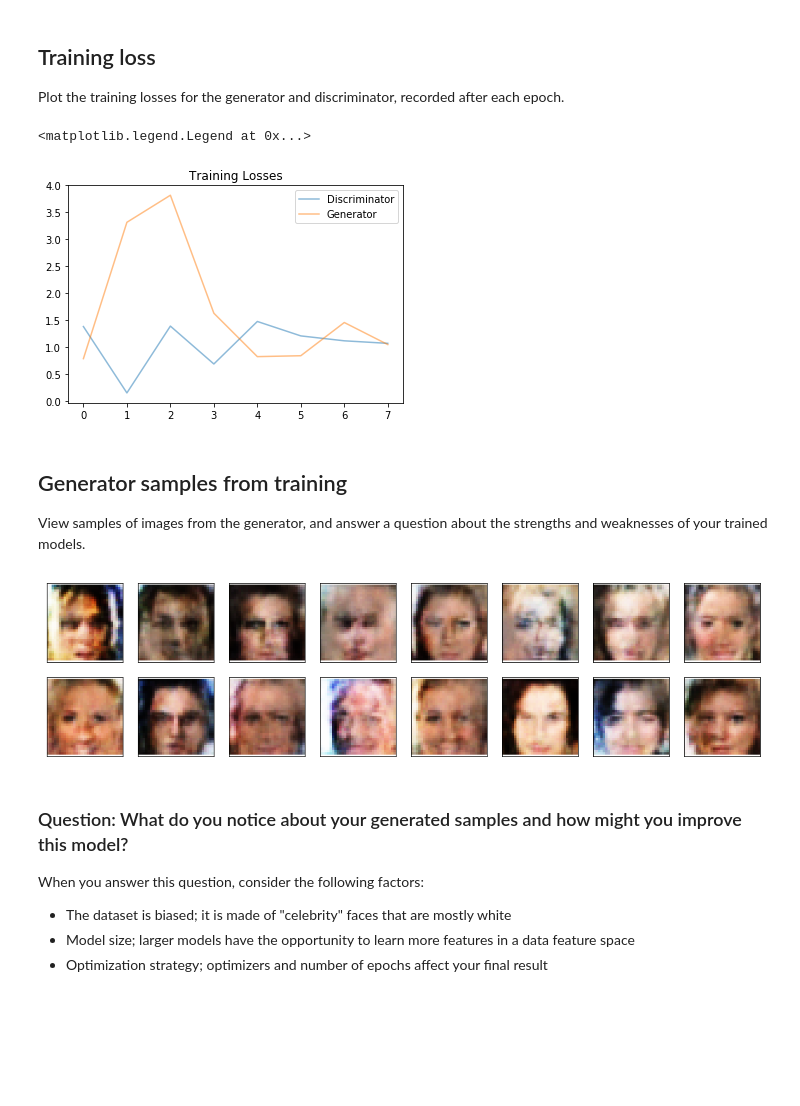
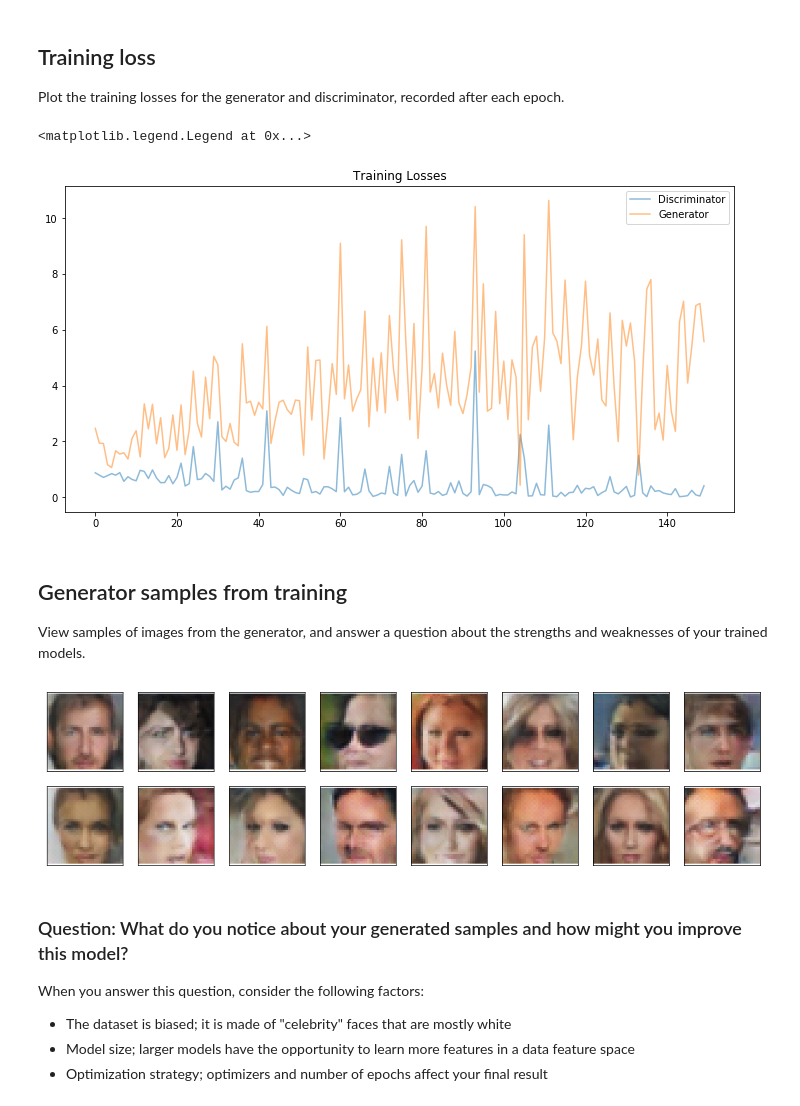
Before and after one commit to heschmat/deep-learning-projects, a Jupyter notebook: dcgan-face-generation/dlnd_face_generation.ipynb, the cells around one changed output. Saved outputs shown, nothing was run; the diff lists cells and outputs as text; code cells hidden in the pictures; blank space fills up the shorter version.

Commit message:
Add one more layer to Discriminator & Generator; Train the network with 50 epochs.

```diff
--- a/dcgan-face-generation/dlnd_face_generation.ipynb
+++ b/dcgan-face-generation/dlnd_face_generation.ipynb
@@ -202,13 +202,14 @@ class Discriminator(nn.Module):
         self.conv1 = conv(3, conv_dim, batch_norm= False)
         self.conv2 = conv(conv_dim, conv_dim * 2)
         self.conv3 = conv(conv_dim * 2, conv_dim * 4)
+        self.conv4 = conv(conv_dim * 4, conv_dim * 8)
 
         # Define the final fully-connected layers to classify.
         ## For SVHD data, the input size is 32x32.
         ## After 3 conv-layer, the size will decrease to
         ## 32 -> 16(first conv-layer output) -> 8 -> 4
         # (conv_dim * 4) is the number of channels in the last conv-layer.
-        self.fc = nn.Linear((conv_dim * 4) * (4 * 4), 1)
+        self.fc = nn.Linear((conv_dim * 8) * (2 * 2), 1)
 
 
     def forward(self, x):
@@ -223,11 +224,12 @@ class Discriminator(nn.Module):
         x = F.leaky_relu(self.conv1(x), s)
         x = F.leaky_relu(self.conv2(x), s)
         x = F.leaky_relu(self.conv3(x), s)
+        x = F.leaky_relu(self.conv4(x), s)
 
         # Flatten the output from the final conv-layer.
         ## (self.conv_dim * 4) * (4*4) is:
         ## the depth of last layer * (image-size from last layer)
-        x = x.view(-1, (self.conv_dim * 4) * (4*4))
+        x = x.view(-1, (self.conv_dim * 8) * (2* 2))
 
         # Return the discriminator logit.
         return self.fc(x)
@@ -285,18 +285,20 @@ class Generator(nn.Module):
         self.conv_dim = conv_dim
 
         # The final layer has to be 3 channels and size of 32 x 32.
-        ## Therefore, to be able to get there with 3 tconv layer
+        ## Therefore, for example,
+        ## to be able to get there with 3 tconv layer
         ## We need to start with 128; 128 -> 64 -> 32.
         ## 128 = 32 * 4 (pass conv_dim as 32).
-        self.fc = nn.Linear(z_size, (conv_dim * 4) * (4 * 4))
+        self.fc = nn.Linear(z_size, (conv_dim * 8) * (2 * 2))
 
         # Define the transposed conv layers.
-        self.tconv1 = deconv(conv_dim * 4, conv_dim * 2)
-        self.tconv2 = deconv(conv_dim * 2, conv_dim)
+        self.tconv1 = deconv(conv_dim * 8, conv_dim * 4)
+        self.tconv2 = deconv(conv_dim * 4, conv_dim * 2)
+        self.tconv3 = deconv(conv_dim * 2, conv_dim)
         # The final layer makes sure that the output is of desired shape.
-        # For SVHN data, this is 32x32x3 (size of 32, in RGB format).
+        # For our data, this is 32x32x3 (size of 32, in RGB format).
         # Hence the out_channel is 3 here, and we originally passed conv_dim as 32.
-        self.tconv3 = deconv(conv_dim, 3, batch_norm= False)
+        self.tconv4 = deconv(conv_dim, 3, batch_norm= False)
 
     def forward(self, x):
         """
@@ -309,14 +311,15 @@ class Generator(nn.Module):
         x = self.fc(x)
         # Reshape the output to the required format.
         # <batch_size, depth, x, y>, here <batch_size, 128, 4, 4>
-        x = x.view(-1, self.conv_dim * 4, 4, 4)
+        x = x.view(-1, self.conv_dim * 8, 2, 2)
 
         # Pass the output through the tconv layers.
         x = F.relu(self.tconv1(x))
         x = F.relu(self.tconv2(x))
+        x = F.relu(self.tconv3(x))
         # For last layer, tanh activation function needs to be applied.
         #=> Now, the output is <32, 32, 3> in shape,
         # and with pixel values in a range from -1 to 1.
-        x = F.tanh(self.tconv3(x))
+        x = F.tanh(self.tconv4(x))
 
         return x
@@ -650,8 +656,8 @@ def train(D, G, n_epochs, print_every= 200):
 Set your number of training epochs and train your GAN!
 # %%
 # set number of epochs
-n_epochs = 1
+n_epochs = 50
 
 # call training function
-losses = train(D, G, n_epochs= n_epochs)
+losses = train(D, G, n_epochs= n_epochs, print_every= 500)
 # %% [output]
@@ -668,15 +683,15 @@ Epoch [    1/    1] | d_loss: 1.0713 | g_loss: 1.0488
 
 Plot the training losses for the generator and discriminator, recorded after each epoch.
 # %%
-fig, ax = plt.subplots()
+fig, ax = plt.subplots(figsize= (12, 6))
 losses = np.array(losses)
 plt.plot(losses.T[0], label='Discriminator', alpha=0.5)
 plt.plot(losses.T[1], label='Generator', alpha=0.5)
 plt.title("Training Losses")
 plt.legend()
 # %% [output]
 <matplotlib.legend.Legend at 0x...>
-[figure, old version]
+[figure, new version]
 # %% [markdown]
 ## Generator samples from training
 
@@ -699,7 +714,7 @@ with open('train_samples.pkl', 'rb') as f:
 # %%
 _ = view_samples(-1, samples)
 # %% [output]
-[figure, old version]
+[figure, new version]
 # %% [markdown]
 ### Question: What do you notice about your generated samples and how might you improve this model?
 When you answer this question, consider the following factors:
```
Also changed, not shown: parts of 15 cells of this notebook.
